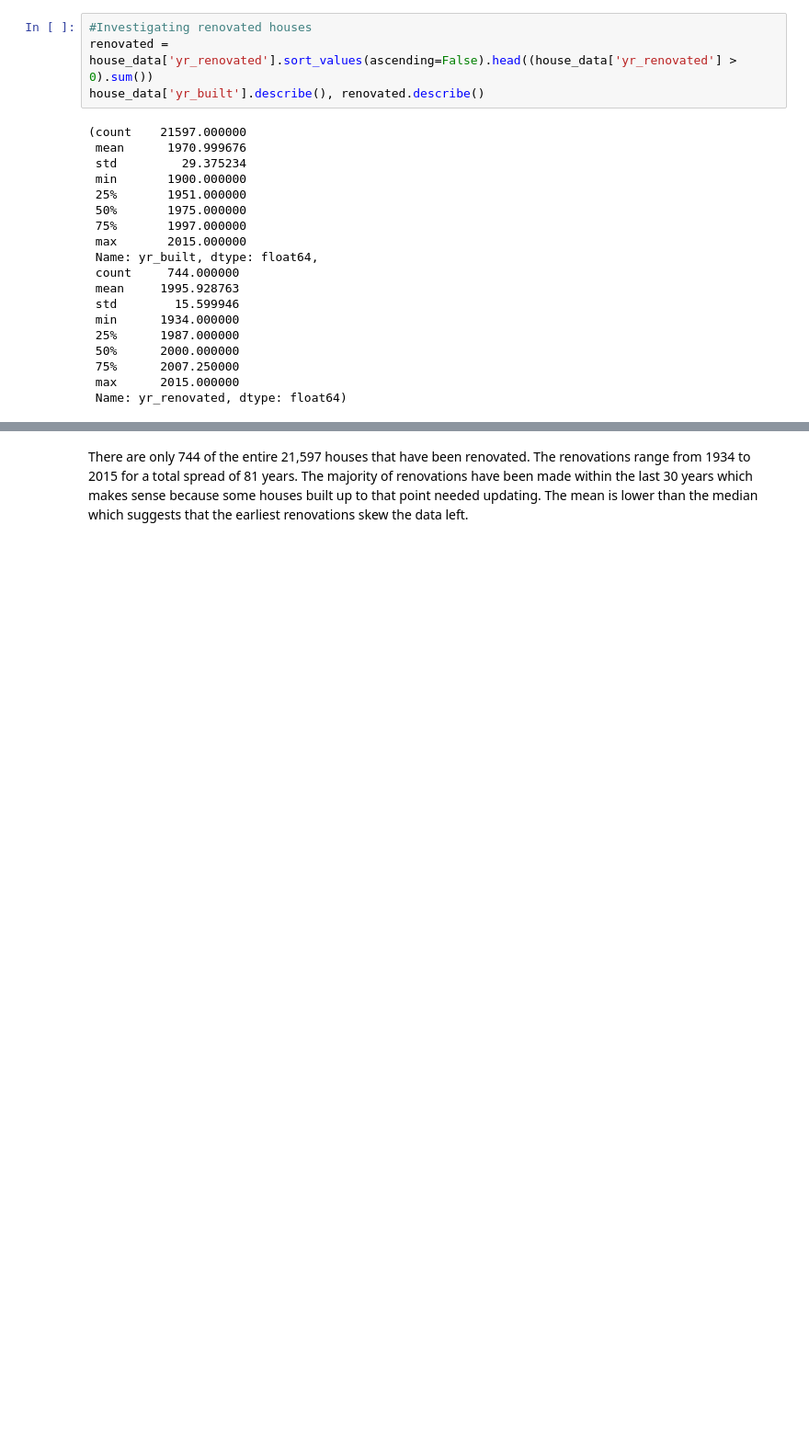
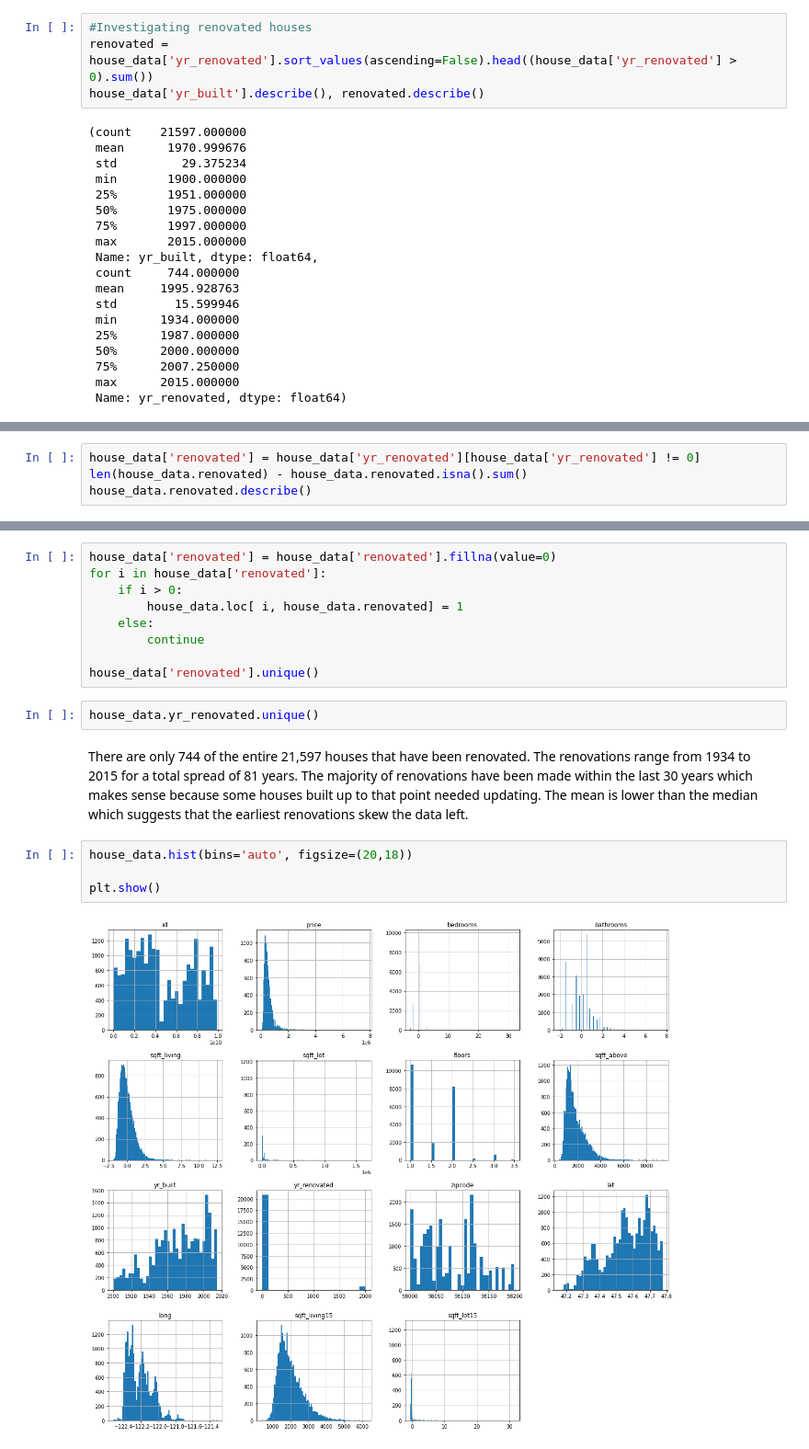
Before and after one commit to NickoGreeno/dsc-phase-2-project-v2-3, a Jupyter notebook: student.ipynb, the cells around one changed output, grey strips where cells are left out. Shown at 92% size. Cells and saved outputs as stored; diff of their text form; blank space fills up the shorter version.

```diff
--- a/student.ipynb
+++ b/student.ipynb
@@ -222,0 +233,4 @@ plt.show()
+# %%
+house_data['renovated'] = house_data['yr_renovated'][house_data['yr_renovated'] != 0]
+len(house_data.renovated) - house_data.renovated.isna().sum()
+house_data.renovated.describe()
@@ -223,2 +247,19 @@ plt.show()
+# %%
+house_data['renovated'] = house_data['renovated'].fillna(value=0)
+for i in house_data['renovated']:
+    if i > 0:
+        house_data.loc[ i, house_data.renovated] = 1
+    else:
+        continue
+
+house_data['renovated'].unique()
+# %%
+house_data.yr_renovated.unique()
 # %% [markdown]
 There are only 744 of the entire 21,597 houses that have been renovated. The renovations range from 1934 to 2015 for a total spread of 81 years. The majority of renovations have been made within the last 30 years which makes sense because some houses built up to that point needed updating. The mean is lower than the median which suggests that the earliest renovations skew the data left.
+# %%
+house_data.hist(bins='auto', figsize=(20,18))
+
+plt.show()
+# %% [output]
+[figure, added]
```
Also changed, not shown: parts of 27 cells of this notebook.
